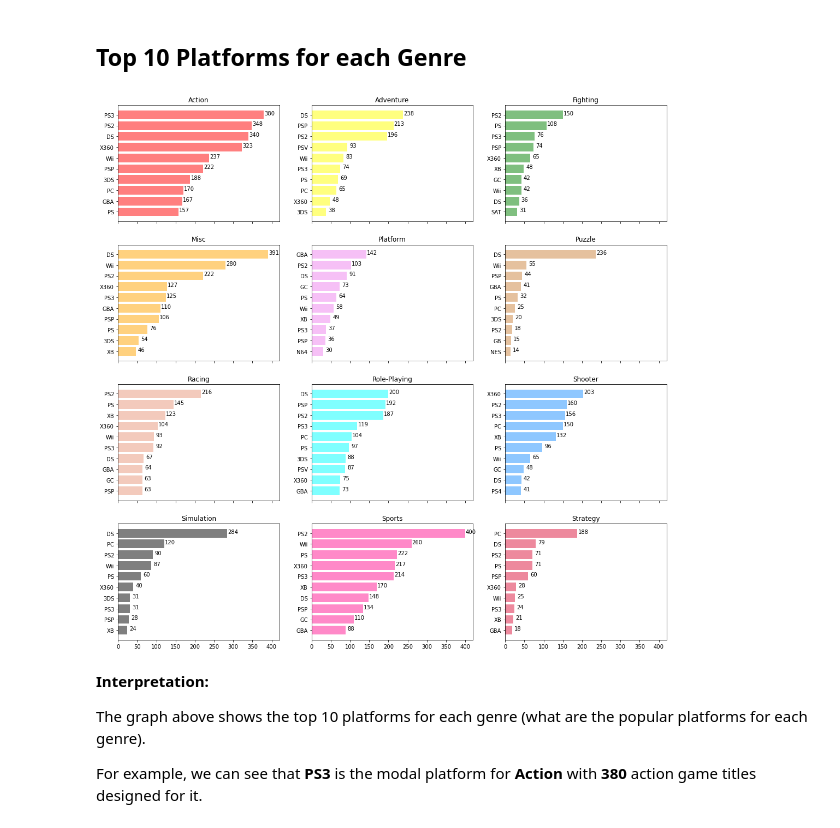
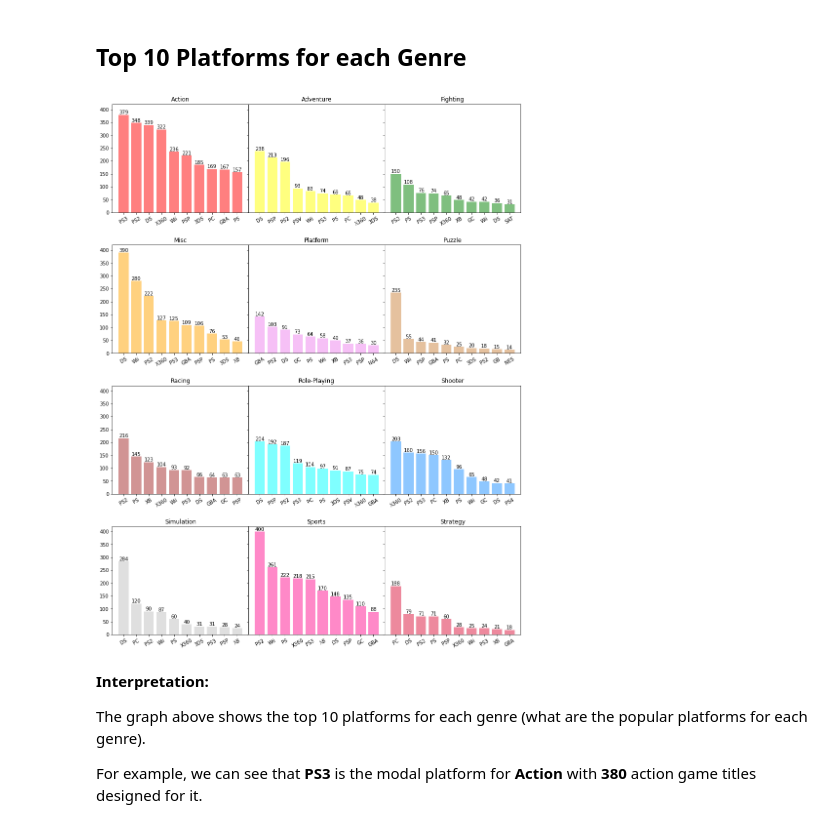
Before and after one commit to fvea/exploratory-data-analysis-video-games-sales, a Jupyter notebook: EDA on Video Games Sales.ipynb, the cells around one changed output. Saved outputs shown, nothing was run; the diff lists cells and outputs as text; code cells hidden in the pictures.

```diff
--- a/EDA on Video Games Sales.ipynb
+++ b/EDA on Video Games Sales.ipynb
@@ -67,18 +68,18 @@ These are the questions that I have asked about the data:
 def add_bar_label(ax, s, yincr=0, xincr=0, isbarh=False, **kwargs):
     if isbarh:
         for i in s.index:
-             ax.text(s.loc[i]+xincr, i, round(s.loc[i]),
+             ax.text(s.loc[i]+xincr, i, round(s.loc[i], 2),
                      ha='center', **kwargs)
     else:
         for i in s.index:
-            ax.text(i, s.loc[i]+yincr, round(s.loc[i]),
+            ax.text(i, s.loc[i]+yincr, round(s.loc[i], 2),
                     ha='center', **kwargs)
 # %% [markdown]
 ### <a id='vg_trend'>Total Number of Published Video Games per Year (1980-2016)</a>
 # %%
 # How the trend for video games grow for the past years?
 year_sales = vg_sales['Year_of_Release'].value_counts()
-year_sales = year_sales_counts.sort_index()
+year_sales = year_sales.sort_index()
 fig, ax = plt.subplots(figsize=(15, 15))
 ax.bar(year_sales.index, year_sales.values, alpha=0.8)
 ax.set_title('Total Number of Published Video Games per Year (1980-2016)',
@@ -122,8 +123,8 @@ fig, ax = plt.subplots(figsize=(15, 15))
 start, end = 1980, 1985
 for i in range(10):
     modal_platform = ', '.join(get_modal_platform(range(start, end)))
-    ax.bar(year_sales_counts.loc[start:end].index,
-           year_sales_counts.loc[start:end].values,
+    ax.bar(year_sales.loc[start:end].index,
+           year_sales.loc[start:end].values,
            label=modal_platform, alpha=0.6)
     start = end + 1
     end = end + 5
@@ -171,7 +172,7 @@ We can see from this chart that **PS2** have the highest total global sales of *
 res = pd.crosstab(vg_sales['Year_of_Release'], vg_sales['Genre'])
 fig, axes = plt.subplots(4, 3, figsize=(18, 18), sharey=True)
 colors_genre = ['red','yellow', 'green', 'orange','violet', 'peru',
-          'darksalmon', 'cyan','dodgerblue','black','deeppink','crimson']
+          'brown', 'cyan','dodgerblue','silver','deeppink','crimson']
 for i in range(4):
     for j in range(3):
         genre_rec = res.iloc[:, i*3+j]
@@ -220,16 +221,17 @@ From the graph, we can see that **Action** genre have the most number of **1.745
 # %%
 # What are the top 10 modal platforms for each Genre?
 res = pd.crosstab(vg_sales['Platform'], vg_sales['Genre'])
-fig, axes = plt.subplots(4, 3, figsize=(18, 18), sharex=True)
+fig, axes = plt.subplots(4, 3, figsize=(15, 20), sharey=True)
 for i in range(4):
     for j in range(3):
-        rec = res.iloc[:, i*3+j].sort_values()[-10:]
-        axes[i, j].barh(rec.index, rec.values, color=colors_genre[i*3+j], alpha=0.5)
+        rec = res.iloc[:, i*3+j].sort_values(ascending=False)[:10]
+        axes[i, j].bar(rec.index, rec.values, color=colors_genre[i*3+j], alpha=0.5)
         axes[i, j].set_title(rec.name, fontsize=12)
-        add_bar_label(axes[i, j], rec, xincr=15, isbarh=True, fontsize='medium')
-fig.subplots_adjust(hspace=0.2)
+        axes[i, j].tick_params(axis='x', rotation=30)
+        add_bar_label(axes[i, j], rec, yincr=3, fontsize='medium')
+fig.subplots_adjust(hspace=0.3, wspace=0)
 # %% [output]
-[figure, old version]
+[figure, new version]
 # %% [markdown]
 **Interpretation:**
 
```
Also changed, not shown: parts of 20 cells of this notebook.
